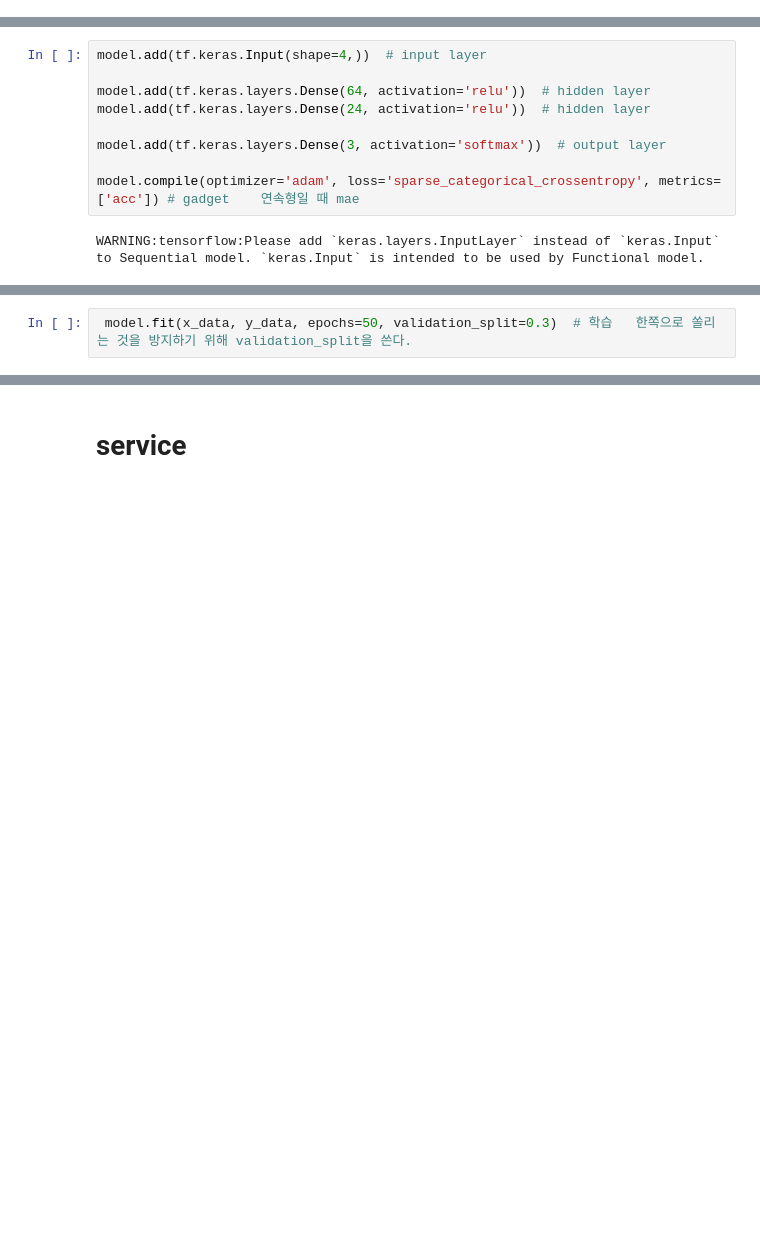
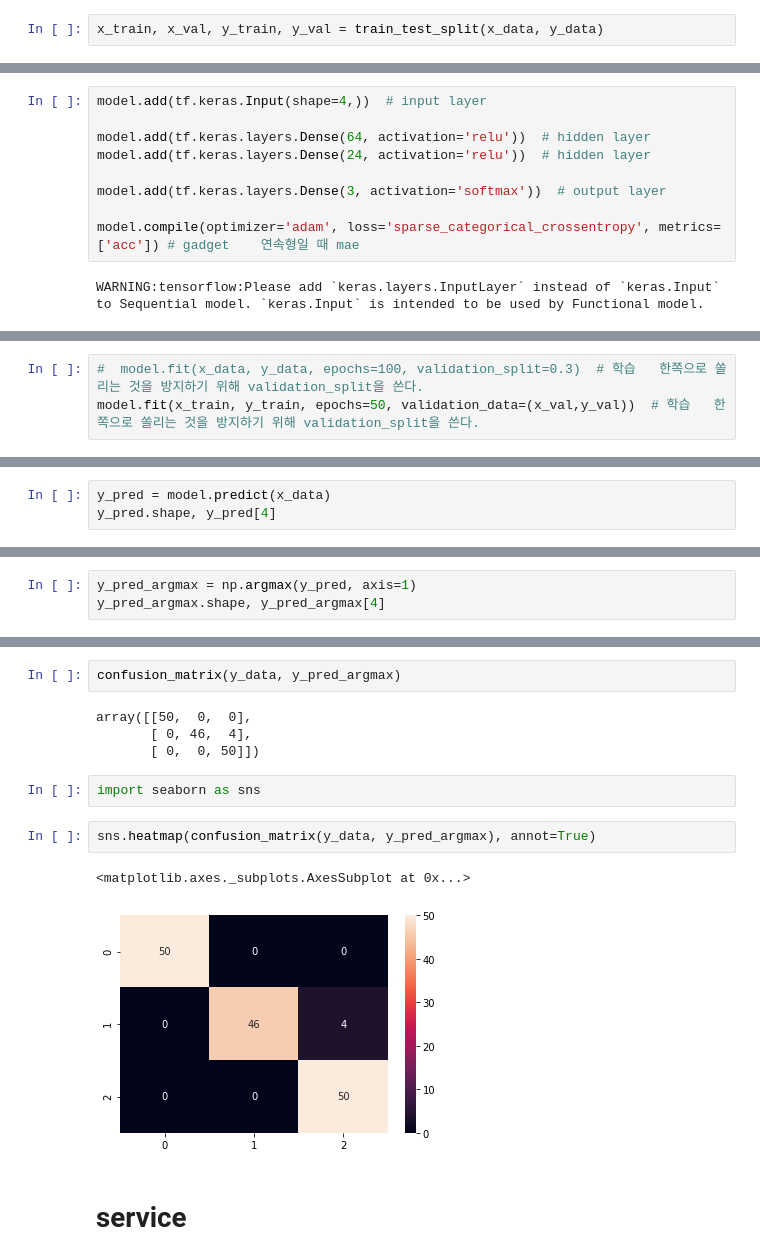
Before and after one commit to victoria2012/test_deeplearning, a Jupyter notebook: iris_classification.ipynb, the cells around one changed output, grey strips where cells are left out. Drawn from its saved outputs; the diff is of its cells as text; blank space fills up the shorter version.

```diff
--- a/iris_classification.ipynb
+++ b/iris_classification.ipynb
@@ -61,0 +82,2 @@ y_data, np.unique(y_data)
+# %%
+x_train, x_val, y_train, y_val = train_test_split(x_data, y_data)
@@ -94,6 +120,7 @@ Trainable params: 1,955
 Non-trainable params: 0
 _________________________________________________________________
 # %%
- model.fit(x_data, y_data, epochs=50, validation_split=0.3)  # 학습   한쪽으로 쏠리는 것을 방지하기 위해 validation_split을 쓴다.
+#  model.fit(x_data, y_data, epochs=100, validation_split=0.3)  # 학습   한쪽으로 쏠리는 것을 방지하기 위해 validation_split을 쓴다.
+model.fit(x_train, y_train, epochs=50, validation_data=(x_val,y_val))  # 학습   한쪽으로 쏠리는 것을 방지하기 위해 validation_split을 쓴다.
 # %% [output]
 Epoch 1/50
@@ -123,0 +155,3 @@ model.evaluate(x_data, y_data)
+# %%
+y_pred = model.predict(x_data)
+y_pred.shape, y_pred[4]
@@ -123,0 +162,3 @@ model.evaluate(x_data, y_data)
+# %%
+y_pred_argmax = np.argmax(y_pred, axis=1)
+y_pred_argmax.shape, y_pred_argmax[4]
@@ -124,3 +193,16 @@ model.evaluate(x_data, y_data)
+# %%
+confusion_matrix(y_data, y_pred_argmax)
+# %% [output]
+array([[50,  0,  0],
+       [ 0, 46,  4],
+       [ 0,  0, 50]])
+# %%
+import seaborn as sns
+# %%
+sns.heatmap(confusion_matrix(y_data, y_pred_argmax), annot=True)
+# %% [output]
+<matplotlib.axes._subplots.AxesSubplot at 0x...>
+[figure, added]
 # %% [markdown]
 # service
 # %%
```
Also changed, not shown: parts of 17 cells of this notebook.
